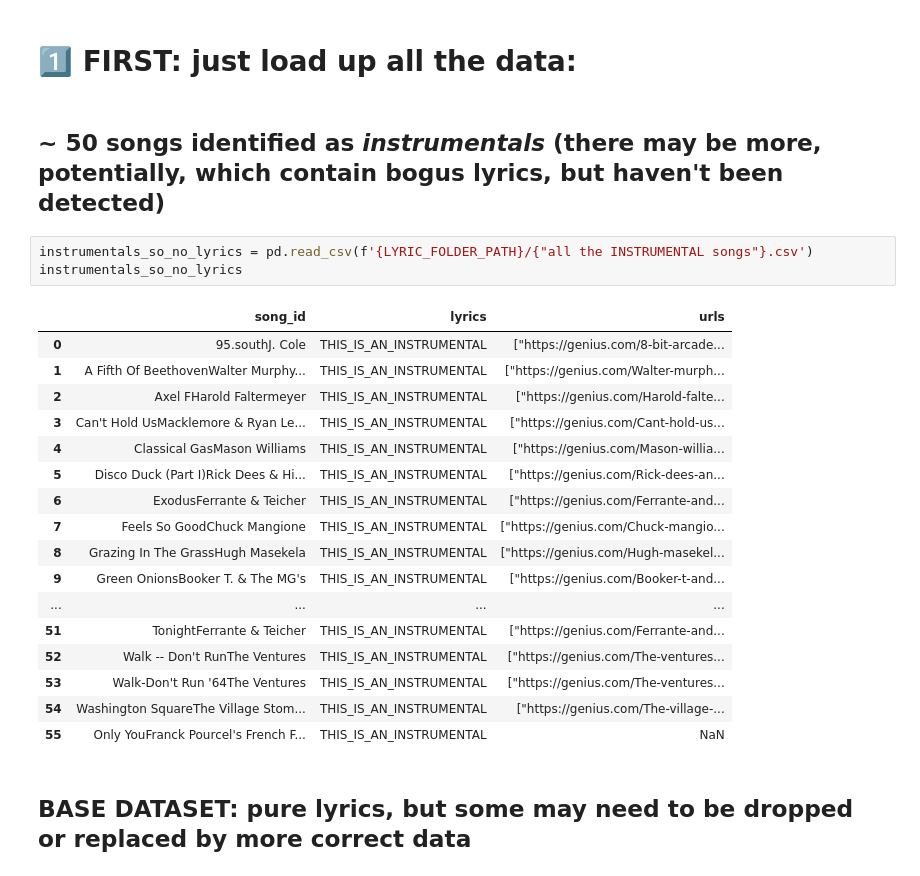
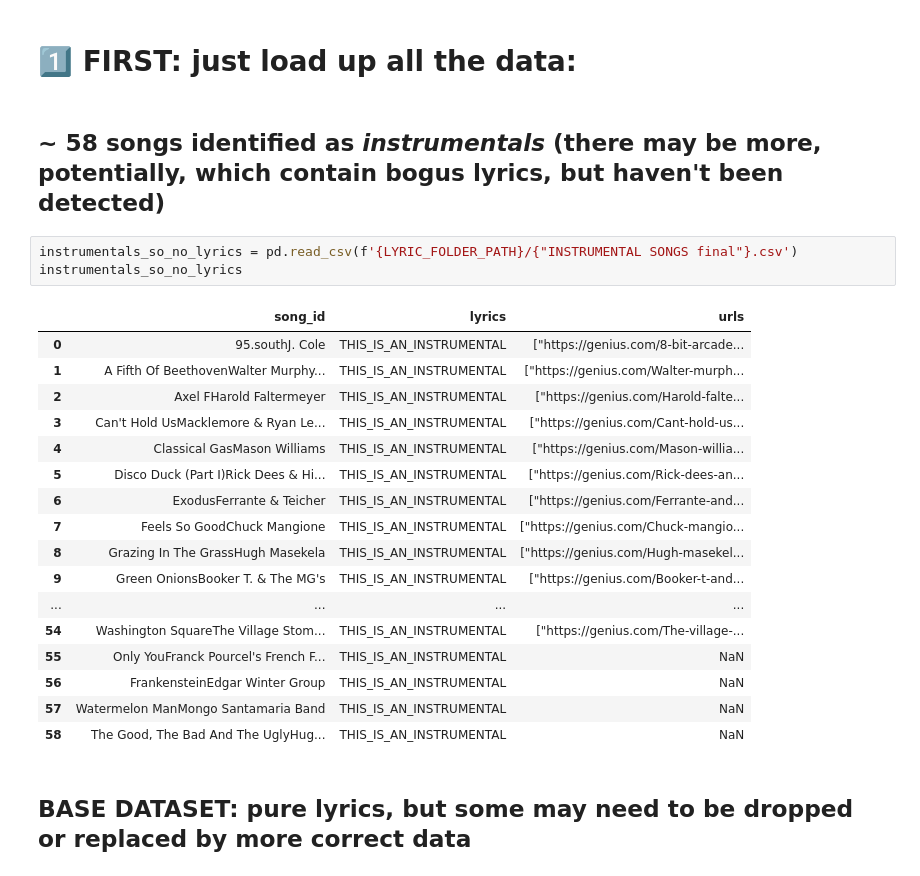
Before and after one commit to davidnmora/billboard-lyric-exploration, a Jupyter notebook: 2.6 stitch all the (re)-fetched data into one the files we can directly use to form the master dataset.ipynb, the cells around one changed output. Cells and saved outputs as stored; diff of their text form.

```diff
--- a/2.6 stitch all the (re)-fetched data into one the files we can directly use to form the master dataset.ipynb
+++ b/2.6 stitch all the (re)-fetched data into one the files we can directly use to form the master dataset.ipynb
@@ -13,28 +13,28 @@ ie these details should be hidden in this side notebook, since we don't need to
 # %% [markdown]
 # 1️⃣ FIRST: just load up all the data:
 # %% [markdown]
-## ~ 50 songs identified as *instrumentals* (there may be more, potentially, which contain bogus lyrics, but haven't been detected)
+## ~ 58 songs identified as *instrumentals* (there may be more, potentially, which contain bogus lyrics, but haven't been detected)
 # %%
-instrumentals_so_no_lyrics = pd.read_csv(f'{LYRIC_FOLDER_PATH}/{"all the INSTRUMENTAL songs"}.csv')
+instrumentals_so_no_lyrics = pd.read_csv(f'{LYRIC_FOLDER_PATH}/{"INSTRUMENTAL SONGS final"}.csv')
 instrumentals_so_no_lyrics
 # %% [output]
 |  | song_id | lyrics | urls |
 | 0 | 95.southJ. Cole | THIS_IS_AN_INSTRUMENTAL | ["https://genius.com/8-bit-arcade... |
 | 1 | A Fifth Of BeethovenWalter Murphy... | THIS_IS_AN_INSTRUMENTAL | ["https://genius.com/Walter-murph... |
 | 2 | Axel FHarold Faltermeyer | THIS_IS_AN_INSTRUMENTAL | ["https://genius.com/Harold-falte... |
 | 3 | Can't Hold UsMacklemore & Ryan Le... | THIS_IS_AN_INSTRUMENTAL | ["https://genius.com/Cant-hold-us... |
 | 4 | Classical GasMason Williams | THIS_IS_AN_INSTRUMENTAL | ["https://genius.com/Mason-willia... |
 | 5 | Disco Duck (Part I)Rick Dees & Hi... | THIS_IS_AN_INSTRUMENTAL | ["https://genius.com/Rick-dees-an... |
 | 6 | ExodusFerrante & Teicher | THIS_IS_AN_INSTRUMENTAL | ["https://genius.com/Ferrante-and... |
 | 7 | Feels So GoodChuck Mangione | THIS_IS_AN_INSTRUMENTAL | ["https://genius.com/Chuck-mangio... |
 | 8 | Grazing In The GrassHugh Masekela | THIS_IS_AN_INSTRUMENTAL | ["https://genius.com/Hugh-masekel... |
 | 9 | Green OnionsBooker T. & The MG's | THIS_IS_AN_INSTRUMENTAL | ["https://genius.com/Booker-t-and... |
 | ... | ... | ... | ... |
-| 51 | TonightFerrante & Teicher | THIS_IS_AN_INSTRUMENTAL | ["https://genius.com/Ferrante-and... |
-| 52 | Walk -- Don't RunThe Ventures | THIS_IS_AN_INSTRUMENTAL | ["https://genius.com/The-ventures... |
-| 53 | Walk-Don't Run '64The Ventures | THIS_IS_AN_INSTRUMENTAL | ["https://genius.com/The-ventures... |
 | 54 | Washington SquareThe Village Stom... | THIS_IS_AN_INSTRUMENTAL | ["https://genius.com/The-village-... |
 | 55 | Only YouFranck Pourcel's French F... | THIS_IS_AN_INSTRUMENTAL | NaN |
+| 56 | FrankensteinEdgar Winter Group | THIS_IS_AN_INSTRUMENTAL | NaN |
+| 57 | Watermelon ManMongo Santamaria Band | THIS_IS_AN_INSTRUMENTAL | NaN |
+| 58 | The Good, The Bad And The UglyHug... | THIS_IS_AN_INSTRUMENTAL | NaN |
 # %% [markdown]
 ## BASE DATASET: pure lyrics, but some may need to be dropped or replaced by more correct data
 # %%
```
Also changed, not shown: parts of 14 cells of this notebook, 2 other files.
